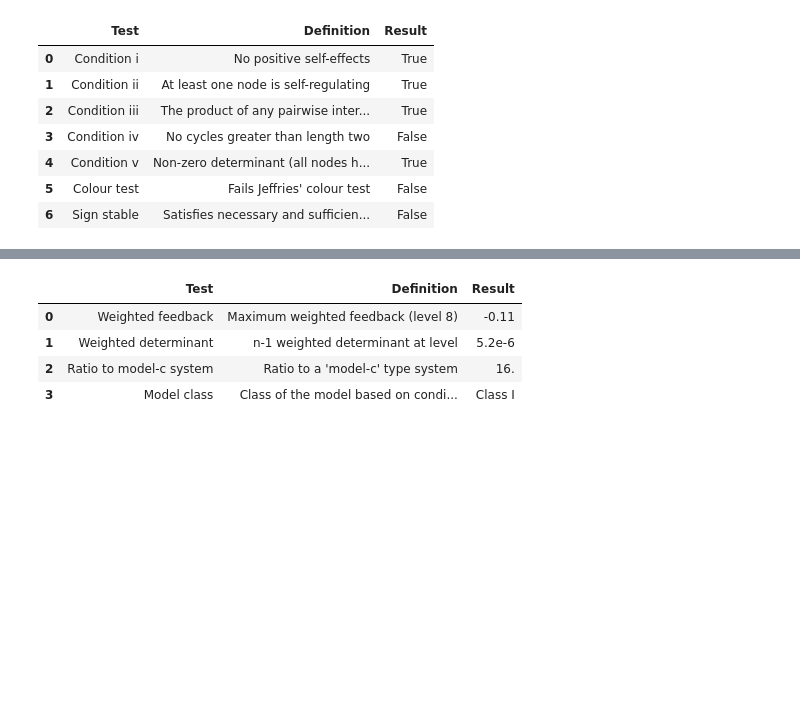
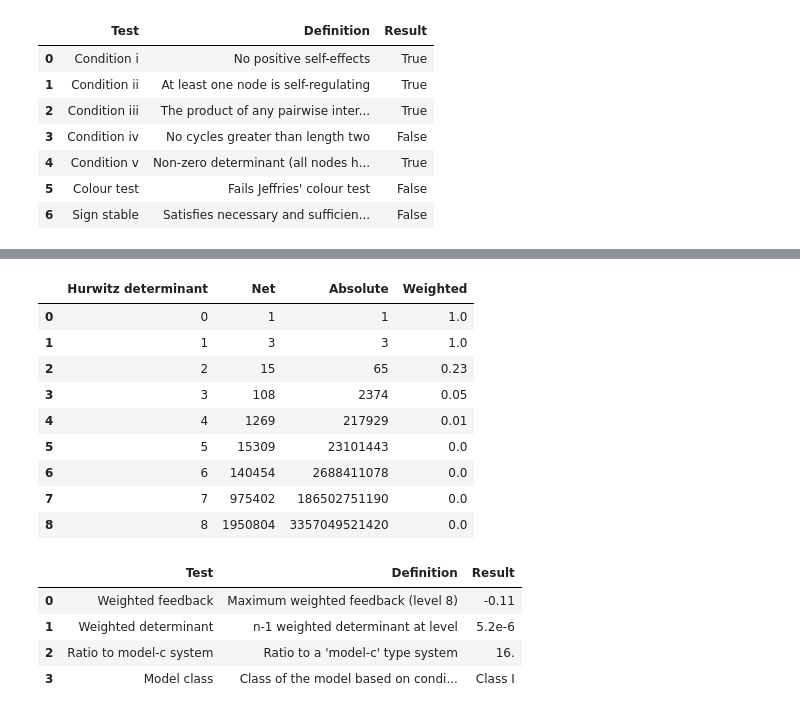
Before and after one commit to jaydenhyman/qmm, a Jupyter notebook: qmm.ipynb, the cells around one changed output, grey strips where cells are left out. Drawn from its saved outputs; the diff is of its cells as text; code cells hidden in the pictures; blank space fills up the shorter version.

```diff
--- a/qmm.ipynb
+++ b/qmm.ipynb
@@ -67,3 +56,18 @@ determinants_metrics(G)
+# %%
+dt = determinants_metrics(G)
+dt.iloc[:, -1] = dt.iloc[:, -1].astype(float).round(2)
+dt
+# %% [output]
+|  | Hurwitz determinant | Net | Absolute | Weighted |
+| 0 | 0 | 1 | 1 | 1.0 |
+| 1 | 1 | 3 | 3 | 1.0 |
+| 2 | 2 | 15 | 65 | 0.23 |
+| 3 | 3 | 108 | 2374 | 0.05 |
+| 4 | 4 | 1269 | 217929 | 0.01 |
+| 5 | 5 | 15309 | 23101443 | 0.0 |
+| 6 | 6 | 140454 | 2688411078 | 0.0 |
+| 7 | 7 | 975402 | 186502751190 | 0.0 |
+| 8 | 8 | 1950804 | 3357049521420 | 0.0 |
 # %%
 conditional_stability(G)
 # %% [output]
```
Also changed, not shown: parts of 19 cells of this notebook, 2 other files.
